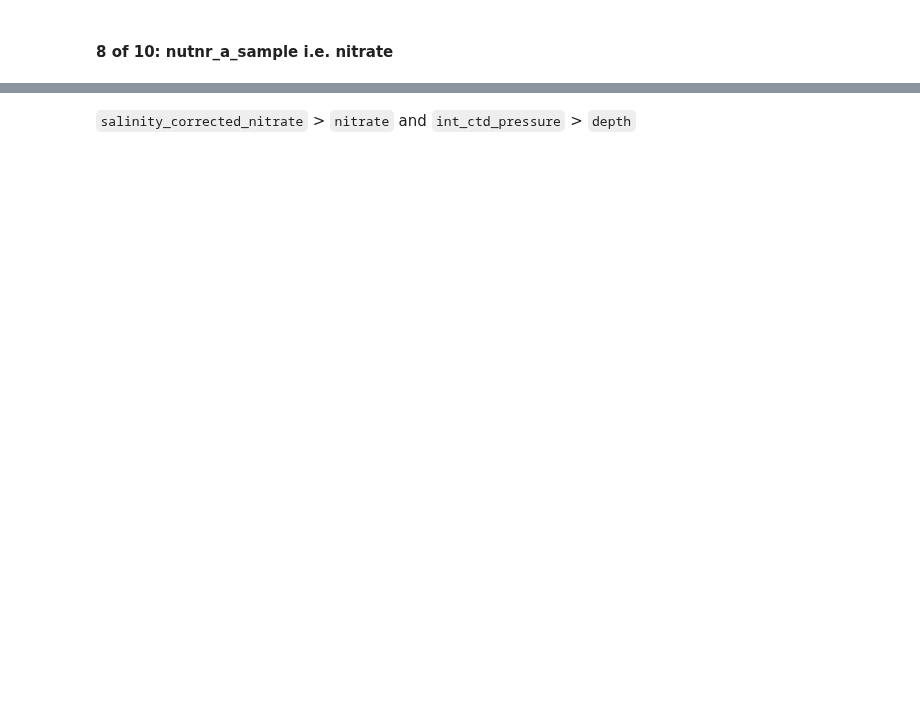
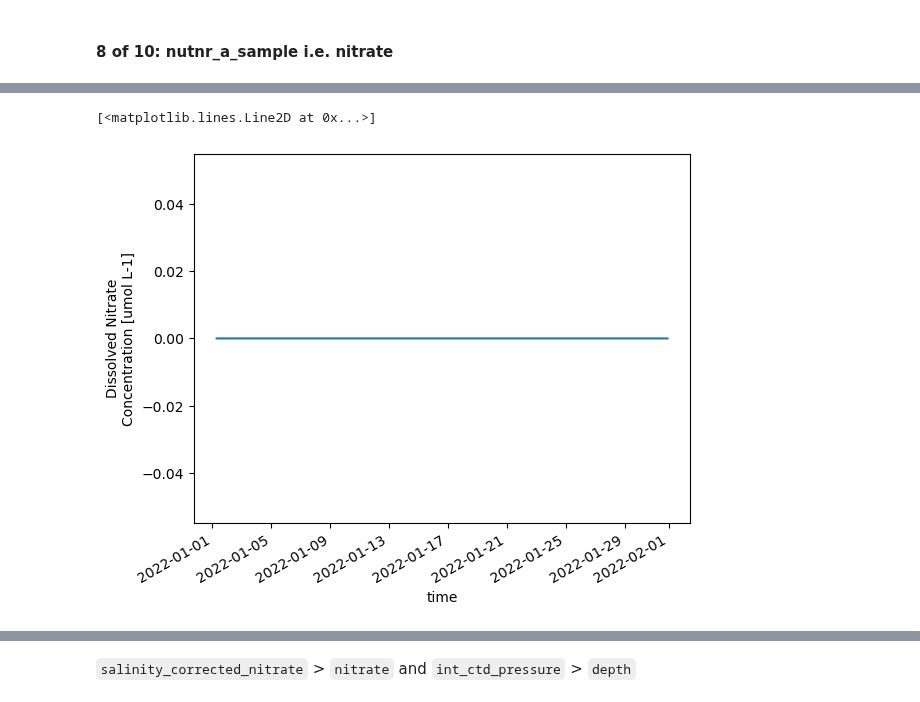
Before and after one commit to geo-smart/oceanography, a Jupyter notebook: book/chapters/dataloader.ipynb, the cells around one changed output, grey strips where cells are left out. Saved outputs shown, nothing was run; the diff lists cells and outputs as text; code cells hidden in the pictures; blank space fills up the shorter version.

```diff
--- a/book/chapters/dataloader.ipynb
+++ b/book/chapters/dataloader.ipynb
@@ -479,3 +525,8 @@ Attempting 1 charts
+# %%
+ds_nitrate_dark.nitrate_dark.plot()
+# %% [output]
+[<matplotlib.lines.Line2D at 0x...>]
+[figure, added]
 # %%
 if doIngest:
     instrument_key = 'nutnr_a_sample'
```
Also changed, not shown: parts of 13 cells of this notebook, 3 other files.
